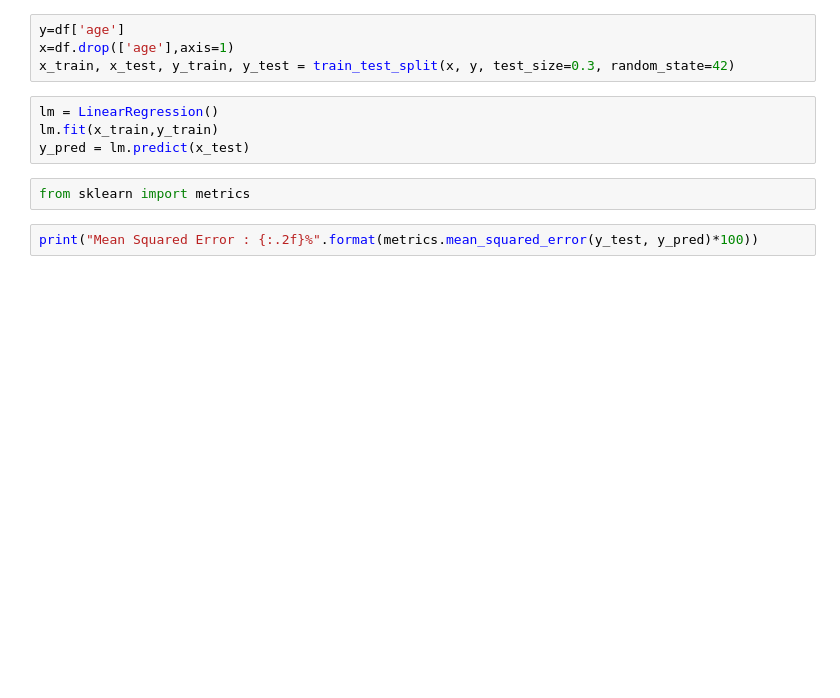
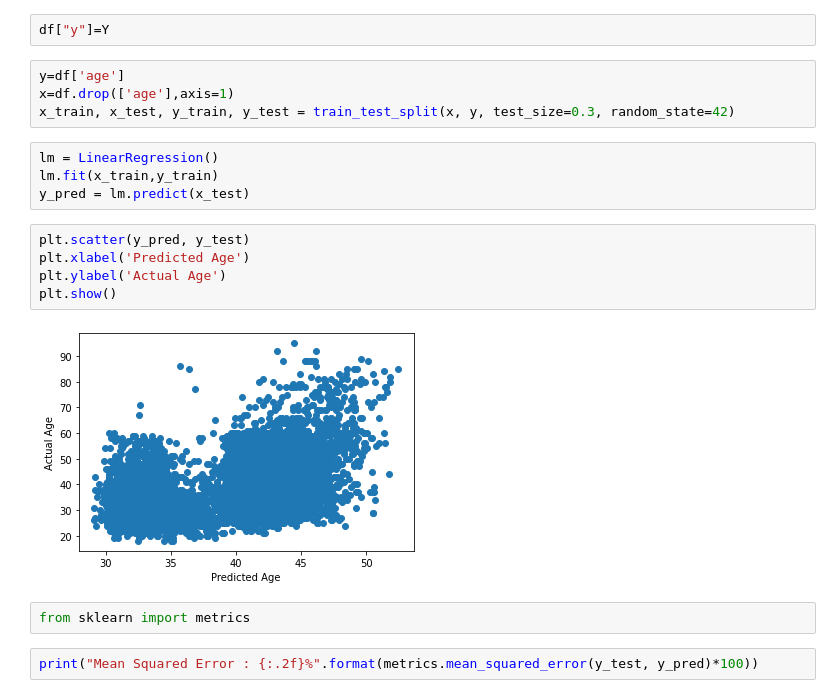
Before and after one commit to AnouskaJ/Bank-Employee-Details, a Jupyter notebook: Bank_Details.ipynb, the cells around one changed output. Drawn from its saved outputs; the diff is of its cells as text; blank space fills up the shorter version.

```diff
--- a/Bank_Details.ipynb
+++ b/Bank_Details.ipynb
@@ -108,6 +108,8 @@ weighted avg       0.89      0.90      0.89     12036
 # %%
 #Linear Regression
 from sklearn.linear_model import LinearRegression
+# %%
+df["y"]=Y
 # %%
 y=df['age']
 x=df.drop(['age'],axis=1)
@@ -116,6 +118,13 @@ x_train, x_test, y_train, y_test = train_test_split(x, y, test_size=0.3, random_
 lm = LinearRegression()
 lm.fit(x_train,y_train)
 y_pred = lm.predict(x_test)
+# %%
+plt.scatter(y_pred, y_test)
+plt.xlabel('Predicted Age')
+plt.ylabel('Actual Age')
+plt.show()
+# %% [output]
+[figure, added]
 # %%
 from sklearn import metrics
 # %%
```
